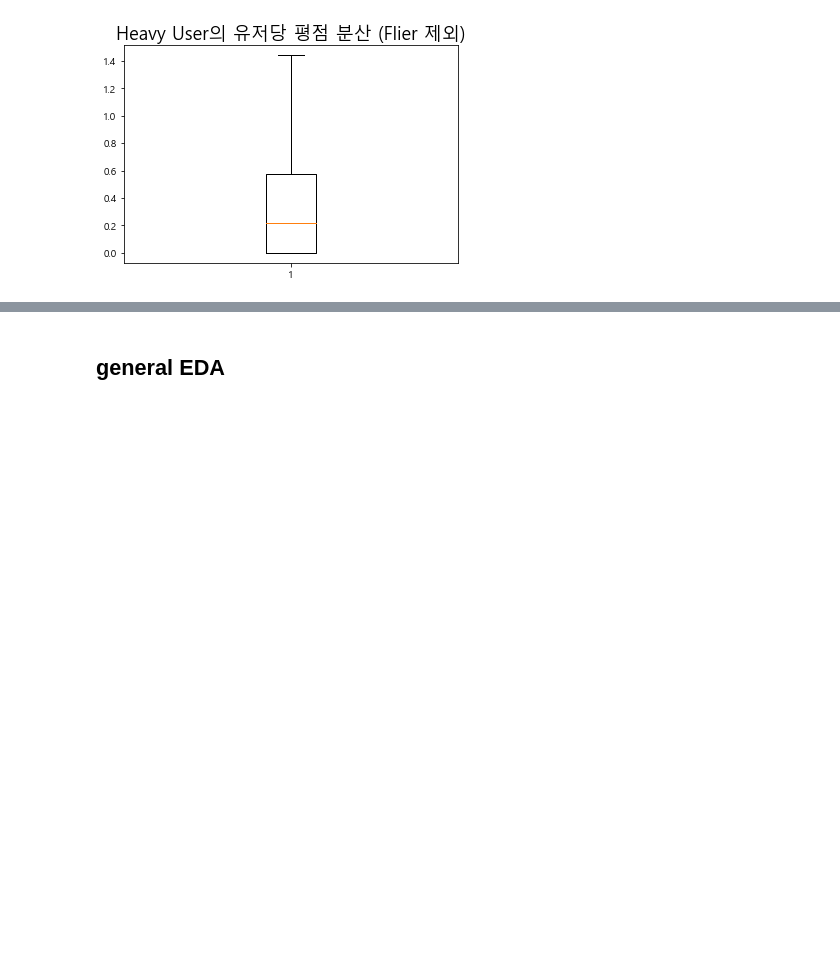
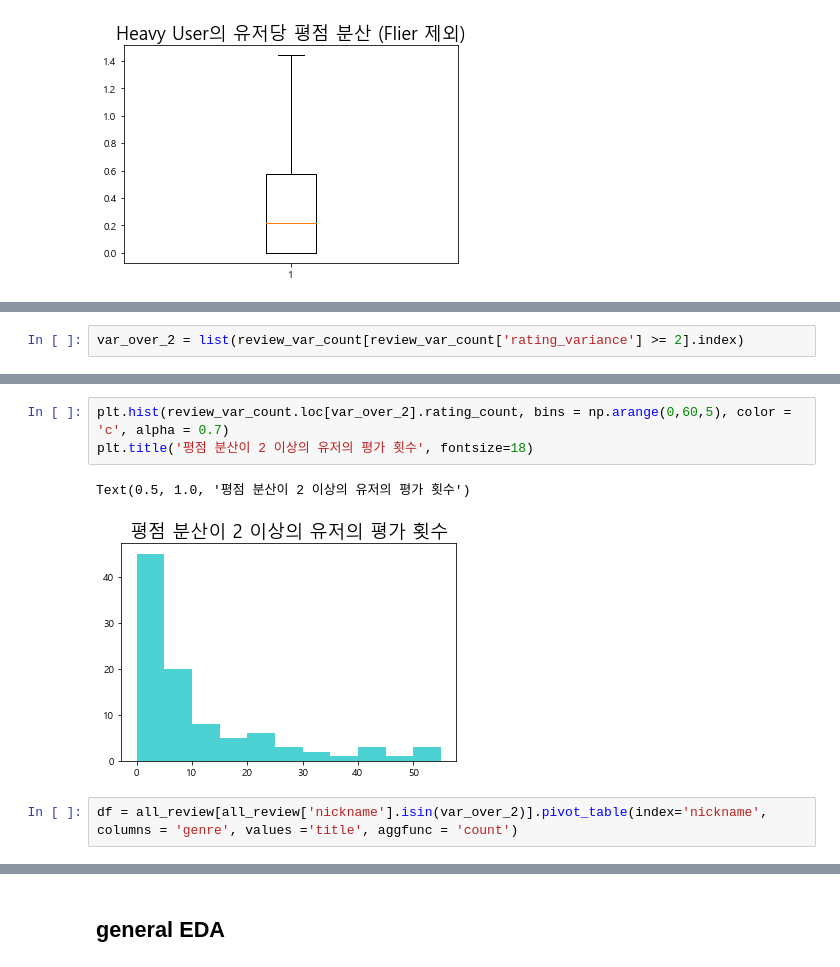
Before and after one commit to dataitgirls4/team_3, a Jupyter notebook: Recommendation_System.ipynb, the cells around one changed output, grey strips where cells are left out. Saved outputs shown, nothing was run; the diff lists cells and outputs as text; blank space fills up the shorter version.

Commit message:
checking user review of users with rating of high variance

```diff
--- a/Recommendation_System.ipynb
+++ b/Recommendation_System.ipynb
@@ -507,0 +531,2 @@ Text(0.5, 1.0, 'Heavy User의 유저당 평점 분산 (Flier 제외)')
+# %%
+var_over_2 = list(review_var_count[review_var_count['rating_variance'] >= 2].index)
@@ -507,0 +547,8 @@ Text(0.5, 1.0, 'Heavy User의 유저당 평점 분산 (Flier 제외)')
+# %%
+plt.hist(review_var_count.loc[var_over_2].rating_count, bins = np.arange(0,60,5), color = 'c', alpha = 0.7)
+plt.title('평점 분산이 2 이상의 유저의 평가 횟수', fontsize=18)
+# %% [output]
+Text(0.5, 1.0, '평점 분산이 2 이상의 유저의 평가 횟수')
+[figure, added]
+# %%
+df = all_review[all_review['nickname'].isin(var_over_2)].pivot_table(index='nickname', columns = 'genre', values ='title', aggfunc = 'count')
```
Also changed, not shown: parts of 14 cells of this notebook.
